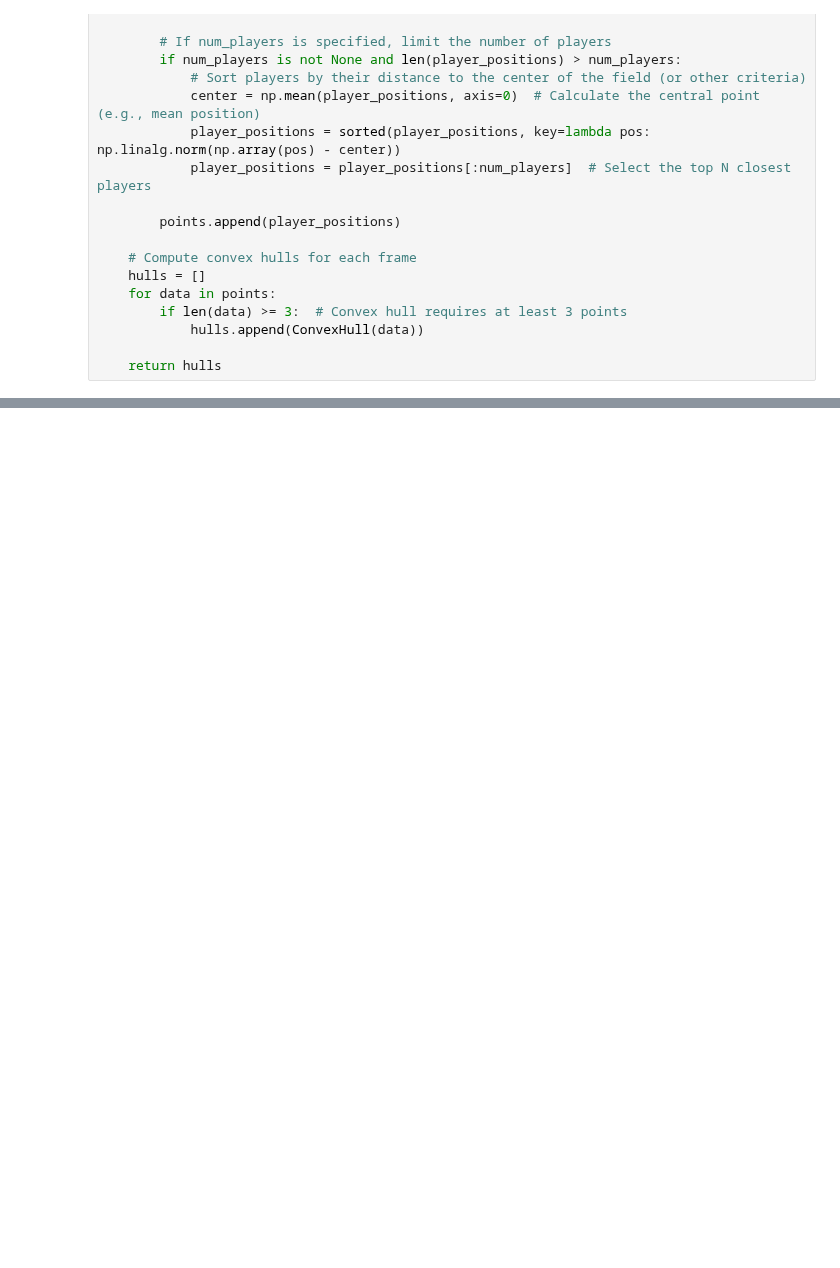
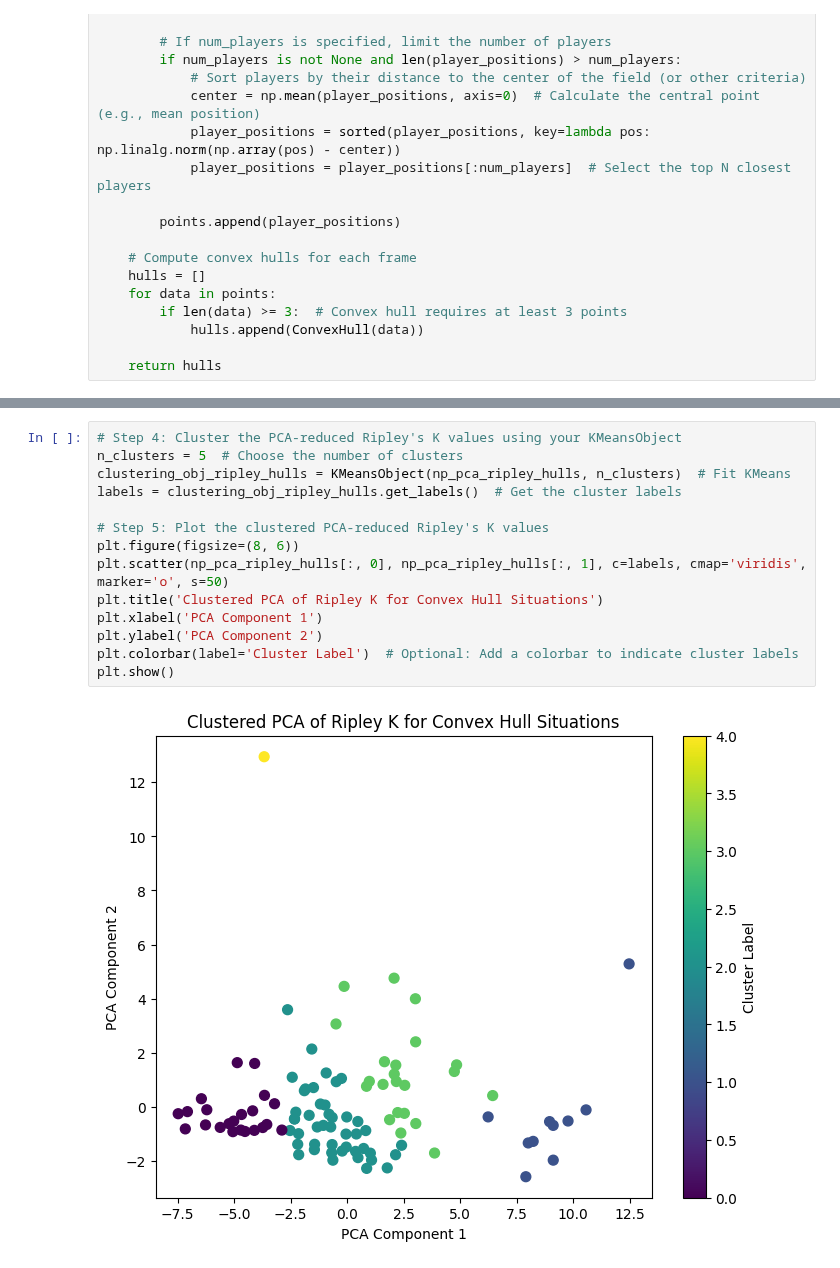
Before and after one commit to Juenj/Thesis_V1, a Jupyter notebook: convex_hull_tests.ipynb, the cells around one changed output, grey strips where cells are left out. Drawn from its saved outputs; the diff is of its cells as text; blank space fills up the shorter version.

```diff
--- a/convex_hull_tests.ipynb
+++ b/convex_hull_tests.ipynb
@@ -158,0 +197,16 @@ plt.show()
+# %%
+# Step 4: Cluster the PCA-reduced Ripley's K values using your KMeansObject
+n_clusters = 5  # Choose the number of clusters
+clustering_obj_ripley_hulls = KMeansObject(np_pca_ripley_hulls, n_clusters)  # Fit KMeans
+labels = clustering_obj_ripley_hulls.get_labels()  # Get the cluster labels
+
+# Step 5: Plot the clustered PCA-reduced Ripley's K values
+plt.figure(figsize=(8, 6))
+plt.scatter(np_pca_ripley_hulls[:, 0], np_pca_ripley_hulls[:, 1], c=labels, cmap='viridis', marker='o', s=50)
+plt.title('Clustered PCA of Ripley K for Convex Hull Situations')
+plt.xlabel('PCA Component 1')
+plt.ylabel('PCA Component 2')
+plt.colorbar(label='Cluster Label')  # Optional: Add a colorbar to indicate cluster labels
+plt.show()
+# %% [output]
+[figure, added]
```
Also changed, not shown: parts of 7 cells of this notebook.
